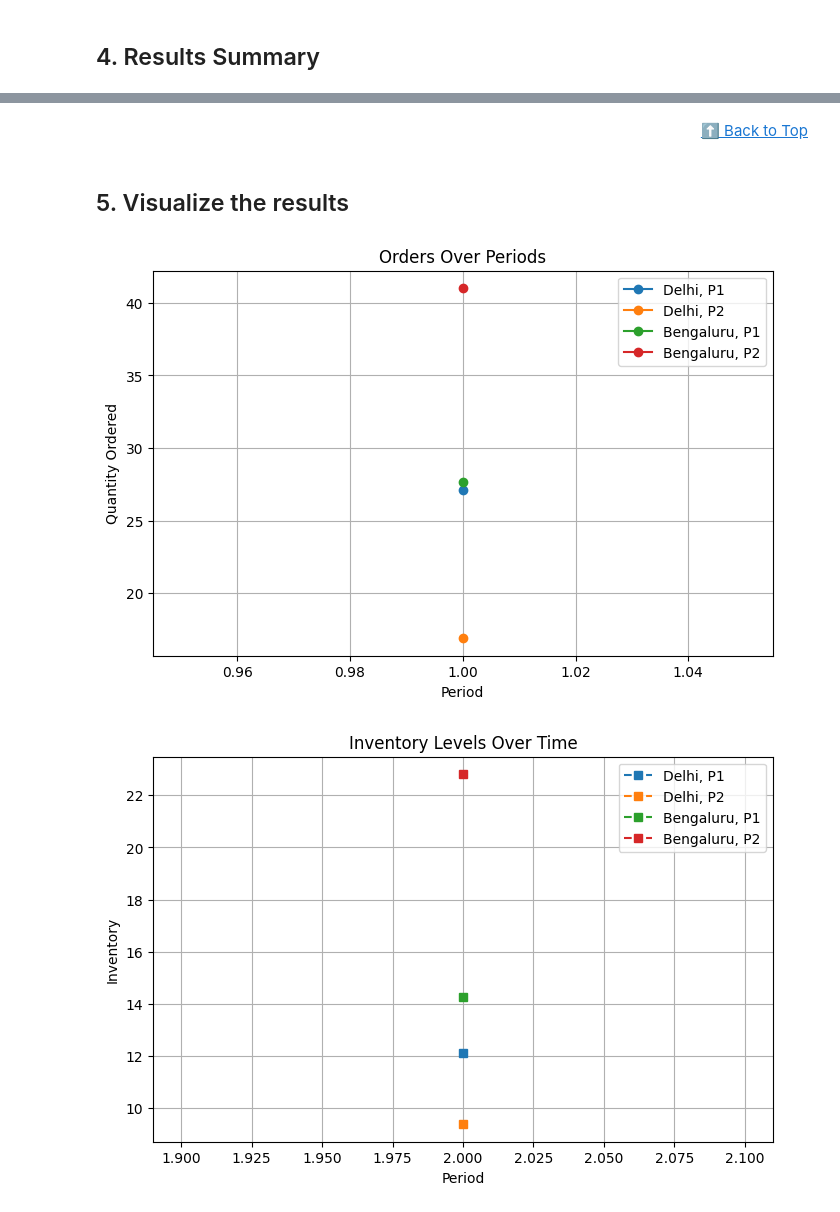
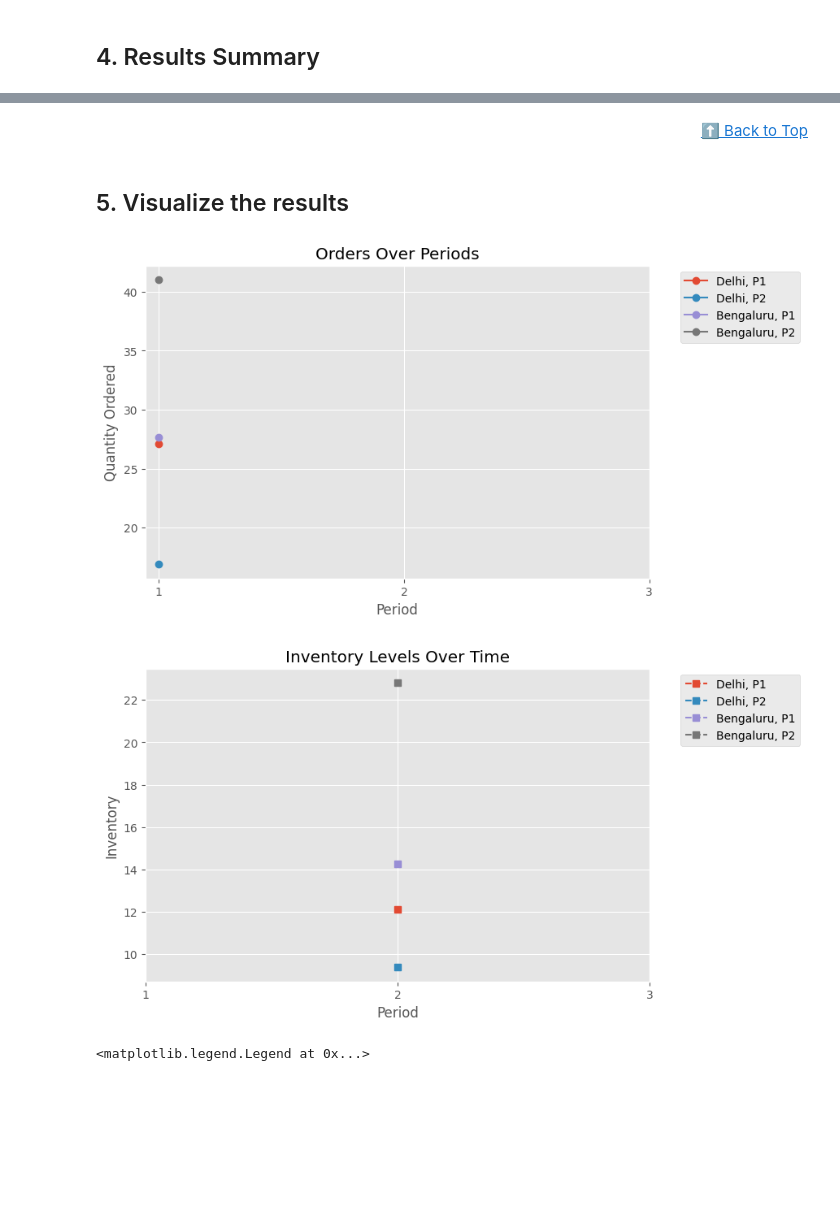
Before and after one commit to dhruvhaldar/Realistic-aerospace-optimization-problems, a Jupyter notebook: milp.ipynb, the cells around one changed output, grey strips where cells are left out. Saved outputs shown, nothing was run; the diff lists cells and outputs as text; code cells hidden in the pictures; blank space fills up the shorter version.

```diff
--- a/milp.ipynb
+++ b/milp.ipynb
@@ -544,9 +568,10 @@ Chennai    P2             1         2.0
-# %% [markdown]
-<div align="right"><a href="#table-of-contents">⬆️ Back to Top</a></div>
+# %% [markdown]
+<div align="right"><a href="#table-of-contents">⬆️ Back to Top</a></div>
 # %% [markdown]
 ## 5. Visualize the results
 # %%
 import matplotlib.pyplot as plt
+plt.style.use('ggplot')
 
 # --- Orders over Periods ---
 plt.figure(figsize=(8, 5))
@@ -563,8 +588,9 @@ for b in Bases:
 
 plt.title("Orders Over Periods")
 plt.xlabel("Period")
+plt.xticks(Periods)
 plt.ylabel("Quantity Ordered")
-plt.legend()
+plt.legend(bbox_to_anchor=(1.05, 1), loc="upper left")
 plt.grid(True)
 plt.show()
 
@@ -578,37 +604,39 @@ for b in Bases:
             if val is not None and val > 1e-6:
                 x.append(t)
                 y.append(val)
         if x:
             plt.plot(x, y, marker="s", linestyle="--", label=f"{b}, {p}")
 
 plt.title("Inventory Levels Over Time")
 plt.xlabel("Period")
+plt.xticks(Periods)
 plt.ylabel("Inventory")
-plt.legend()
+plt.legend(bbox_to_anchor=(1.05, 1), loc="upper left")
 plt.grid(True)
 plt.show()
 
 # --- Shortages ---
 plt.figure(figsize=(8, 5))
-bar_width = 0.25
+bar_width = 0.8 / 6
 for i, s in enumerate(Stations):
     for j, p in enumerate(Parts):
         x, y = [], []
         for t in Periods:
             val = shortage[(s, p, t)].value()
             if val is not None and val > 1e-6:
                 x.append(
-                    t + (i * len(Parts) + j) * bar_width
+                    t + (i * len(Parts) + j) * bar_width - (len(Stations) * len(Parts) * bar_width) / 2 + bar_width / 2
                 )  # shift bars to avoid overlap
                 y.append(val)
         if x:
             plt.bar(x, y, width=bar_width, alpha=0.7, label=f"{s}, {p}")
 
 plt.title("Shortages per Period")
 plt.xlabel("Period")
+plt.xticks(Periods)
 plt.ylabel("Shortage")
-plt.legend()
-plt.show()
+plt.legend(bbox_to_anchor=(1.05, 1), loc="upper left")
 # %% [output]
-[figure, old version]
+[figure, new version]
-[figure, old version]
+[figure, new version]
+<matplotlib.legend.Legend at 0x...>
```
Also changed, not shown: parts of 17 cells of this notebook.
